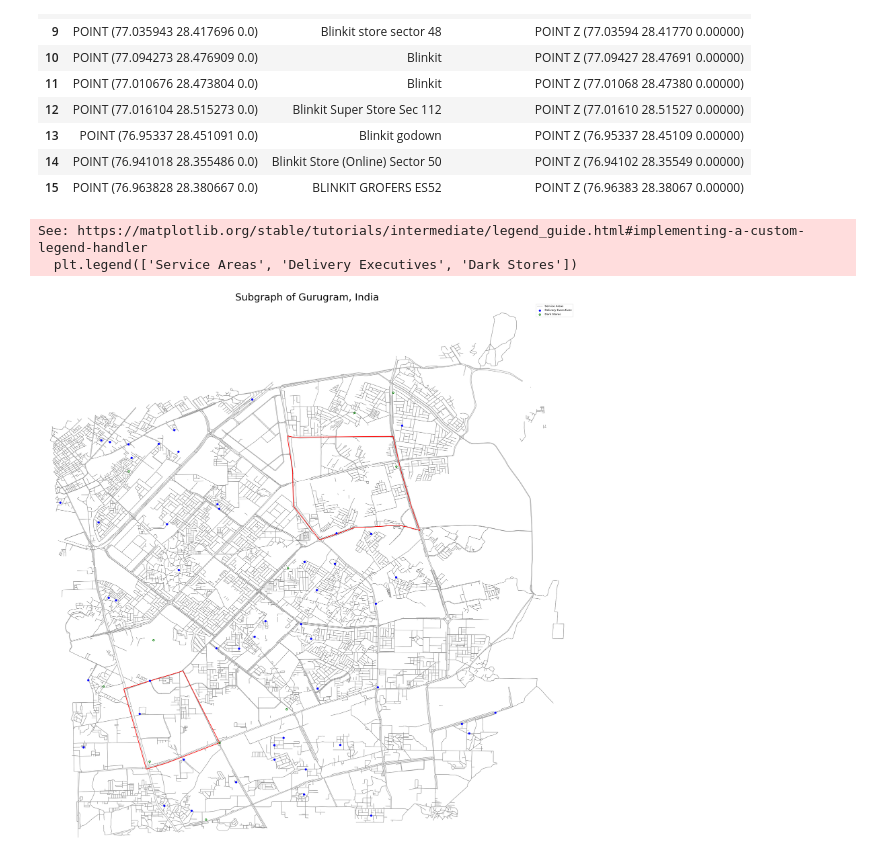
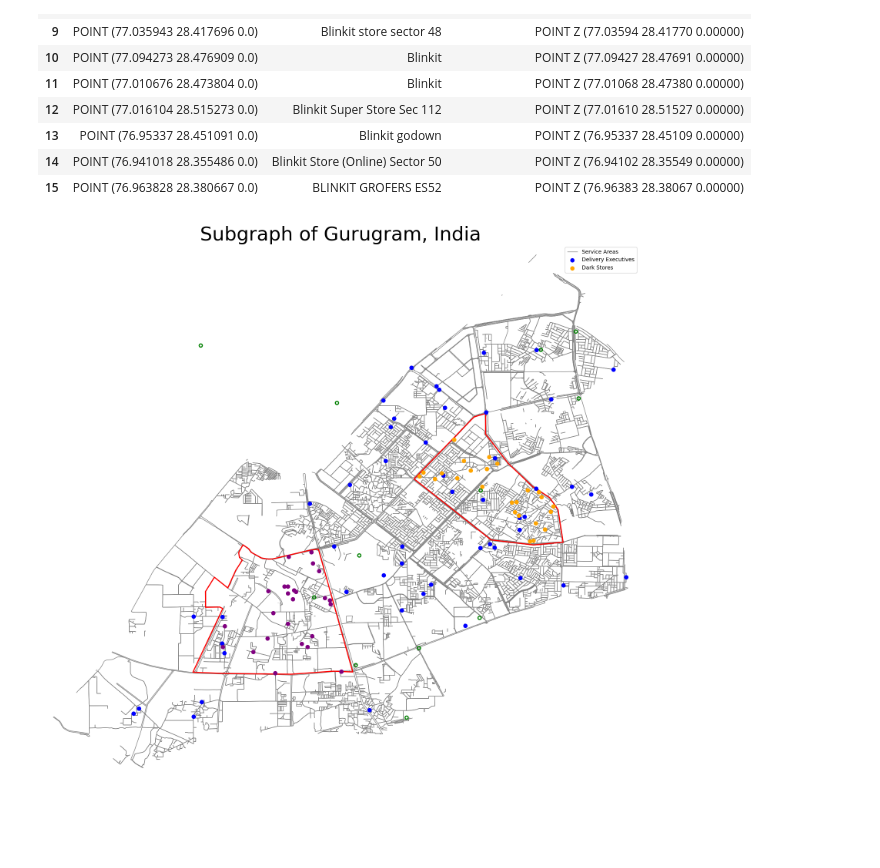
Before and after one commit to amariwyking/blinkit, a Jupyter notebook: data and code/sandbox.ipynb, the cells around one changed output. Saved outputs shown, nothing was run; the diff lists cells and outputs as text; code cells hidden in the pictures; blank space fills up the shorter version.

```diff
--- a/data and code/sandbox.ipynb
+++ b/data and code/sandbox.ipynb
@@ -52,25 +56,45 @@ display(blinkit_stores)
 # %%
 all_nodes = list(study_area_graph.nodes)
 delivery_executives = random.choices(all_nodes, k=50)
+# %%
+# Example: Assuming dense_area and sparse_area are GeoDataFrames
+# Generate random points within dense_area polygon
+dense_points = []
+while len(dense_points) < 25:
+    point = [np.random.uniform(dense_area.bounds.minx.values[0], dense_area.bounds.maxx.values[0]),
+             np.random.uniform(dense_area.bounds.miny.values[0], dense_area.bounds.maxy.values[0])]
+    if geom.Point(point).within(dense_area.geometry.values[0]):
+        dense_points.append(point)
+
+# Generate random points within sparse_area polygon
+sparse_points = []
+while len(sparse_points) < 25:
+    point = [np.random.uniform(sparse_area.bounds.minx.values[0], sparse_area.bounds.maxx.values[0]),
+             np.random.uniform(sparse_area.bounds.miny.values[0], sparse_area.bounds.maxy.values[0])]
+    if geom.Point(point).within(sparse_area.geometry.values[0]):
+        sparse_points.append(point)
+
+delivery_points = dense_points + sparse_points
 # %%
-# fig, ax = ox.plot_graph(study_area_graph, node_size=0, edge_color="gray", bgcolor="white", show=False, figsize=(32, 18))
-fig, ax = ox.plot_graph(study_area_graph, node_size=0, edge_color="gray", bgcolor="white", show=False, figsize=(64, 36))
+figsize = (32, 18)
+
+fig, ax = ox.plot_graph(study_area_graph, node_size=0, edge_color="gray", bgcolor="white", show=False, figsize=figsize)
 ax.scatter(
     [study_area_graph.nodes[node]["x"] for node in delivery_executives],
     [study_area_graph.nodes[node]["y"] for node in delivery_executives],
     c="blue",
     s=50,
     zorder=4,
 )
+ax.scatter(np.array(dense_points)[:, 0], np.array(dense_points)[:, 1], c="orange", s=50, zorder=4)
+ax.scatter(np.array(sparse_points)[:, 0], np.array(sparse_points)[:, 1], c="purple", s=50, zorder=4)
 
 dense_area.plot(ax=ax, color="none", edgecolor="red", linewidth=2, label='Study Area')
 sparse_area.plot(ax=ax, color="none", edgecolor="red", linewidth=2)
 blinkit_stores.plot(ax=ax, color="none", edgecolor="green", linewidth=2)
 ax.set_title("Subgraph of Gurugram, India", fontsize=36)
 
 plt.legend(['Service Areas', 'Delivery Executives', 'Dark Stores'])
 plt.show()
 # %% [output]
-See: https://matplotlib.org/stable/tutorials/intermediate/legend_guide.html#implementing-a-custom-legend-handler
-  plt.legend(['Service Areas', 'Delivery Executives', 'Dark Stores'])
-[figure, old version]
+[figure, new version]
```
Also changed, not shown: parts of 12 cells of this notebook, 6 other files.
